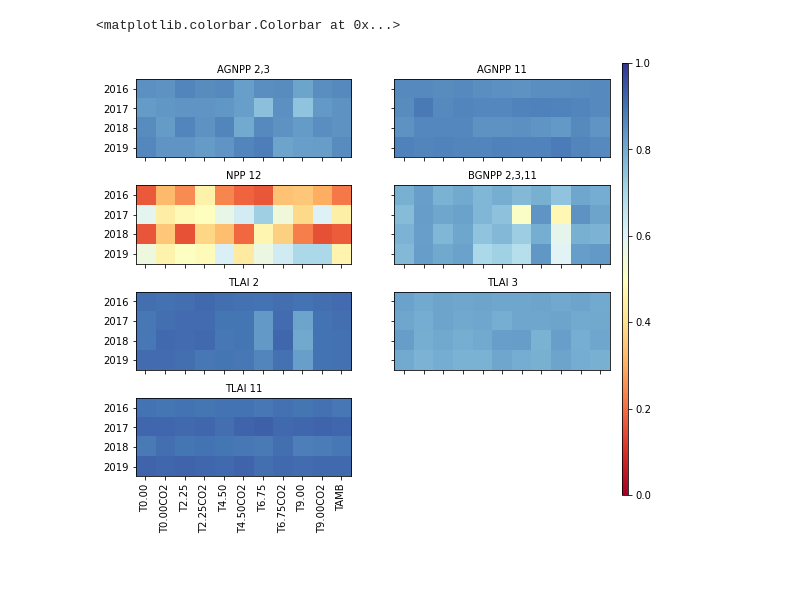
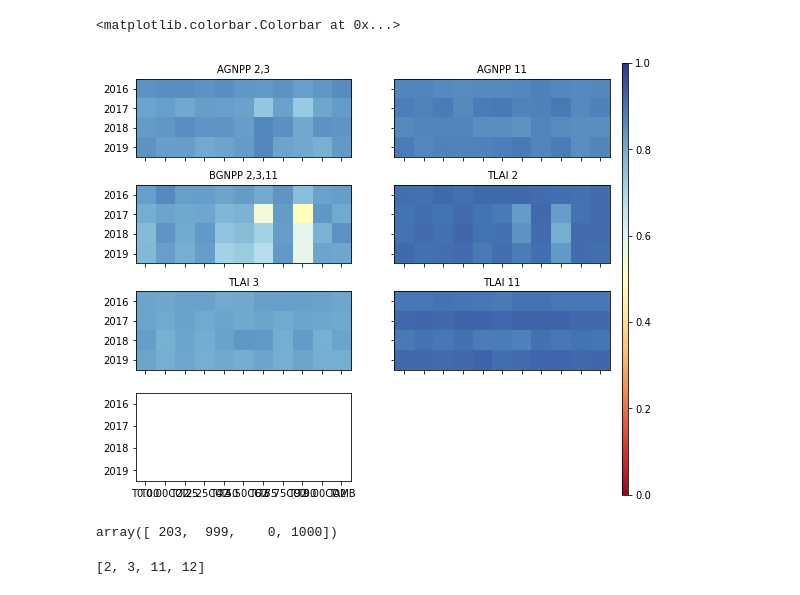
Before and after one commit to ypwong22/elm_nutrients, a Jupyter notebook: uq_examine.ipynb, the cells around one changed output. Cells and saved outputs as stored; diff of their text form; code cells hidden in the pictures; blank space fills up the shorter version.

```diff
--- a/uq_examine.ipynb
+++ b/uq_examine.ipynb
@@ -36,35 +43,35 @@ allstats.index = pd.MultiIndex.from_frame(index)
 
 # Make the plot
 var_and_pft = index[['variable', 'pfts']].drop_duplicates()
-fig, axes = plt.subplots(4, 2, figsize = (8.5, 7.5), sharex = True, sharey = True)
+fig, axes = plt.subplots(3, 2, figsize = (8.5, 7.5), sharex = True, sharey = True)
 count = 0
 for _, row in var_and_pft.iterrows():
     ax = axes.flat[count]
 
     var = row['variable']
     pft = row['pfts']
     ax.set_title(f'{var} {pft}')
 
     try:
         temp = allstats.loc[(var, slice(None), pft, slice(None)), 'R2']
     except:
         ax.axis('off') # combination doesn't exist
         continue
 
     temp.index = temp.index.droplevel([0, 2])
     temp = temp.unstack()
 
     cf = ax.imshow(temp, vmin = 0, vmax = 1., cmap = 'RdYlBu')
     ax.set_xticks(range(temp.shape[1]))
     ax.set_xticklabels(temp.columns)
     plt.setp(ax.get_xticklabels(), rotation = 90)
     ax.set_yticks(range(temp.shape[0]))
     ax.set_yticklabels(temp.index)
 
     count += 1
 axes.flat[-1].axis('off')
 cax = fig.add_axes([0.92, 0.1, 0.01, 0.8])
 plt.colorbar(cf, cax = cax, orientation = 'vertical')
 # %% [output]
 <matplotlib.colorbar.Colorbar at 0x...>
-[figure, old version]
+[figure, new version]
@@ -70,0 +112,8 @@ plt.colorbar(cf, cax = cax, orientation = 'vertical')
+# %%
+np.sum(grew, axis = 0)
+# %% [output]
+array([ 203,  999,    0, 1000])
+# %%
+pft_list
+# %% [output]
+[2, 3, 11, 12]
```
Also changed, not shown: parts of 3 cells of this notebook, 6 other files.
